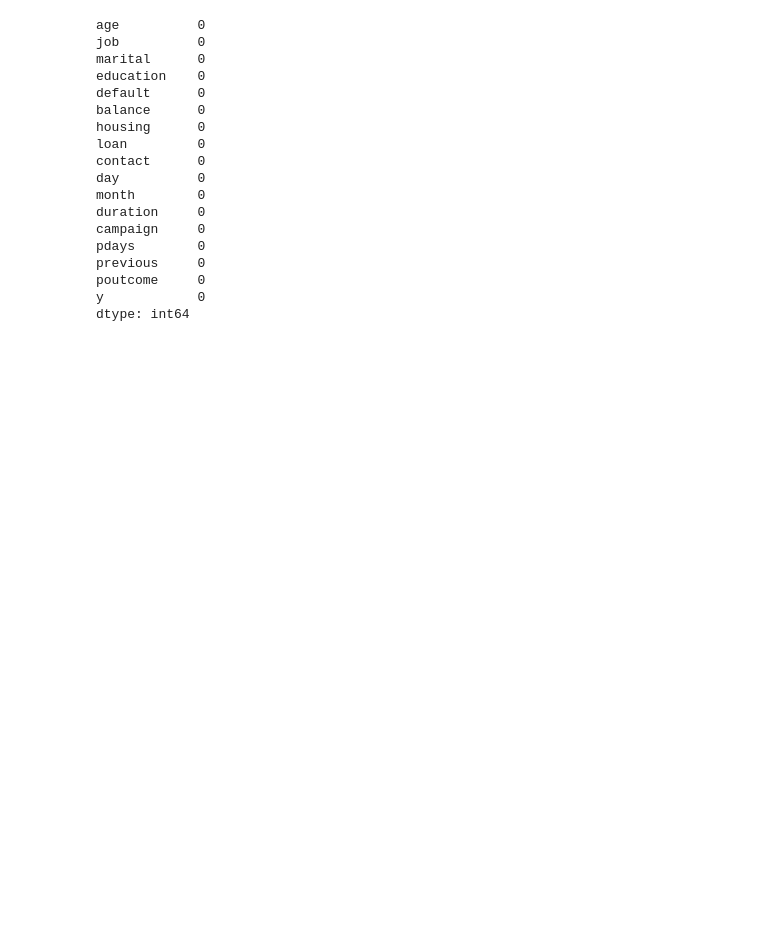
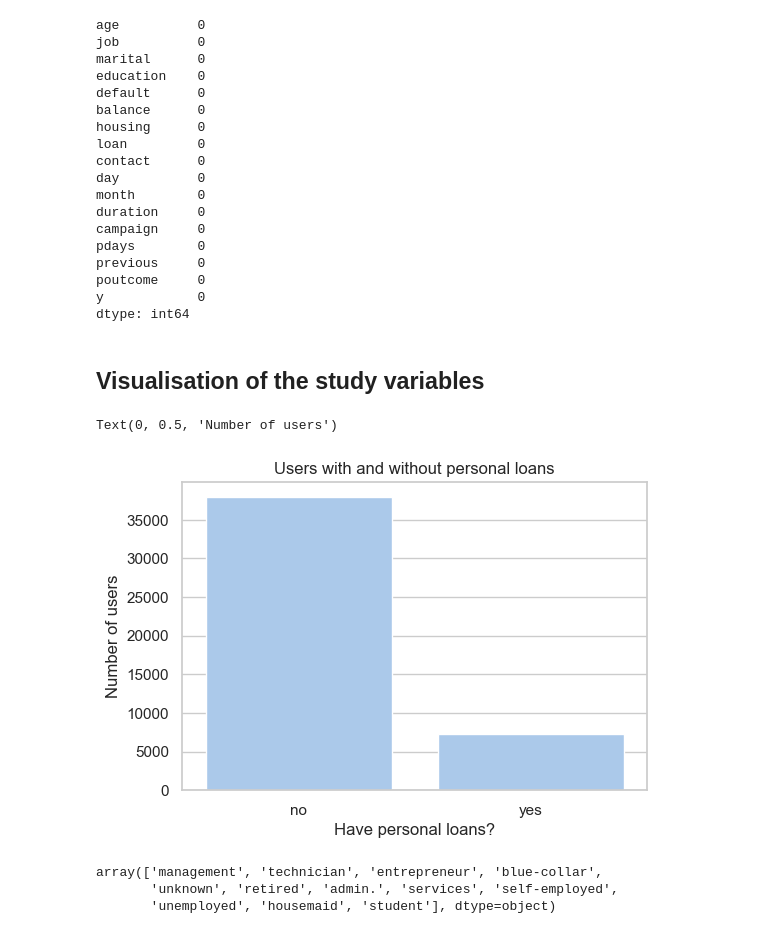
Before and after one commit to Ogomez07/Proyecto-Abril, a Jupyter notebook: proyecto.ipynb, the cells around one changed output. Drawn from its saved outputs; the diff is of its cells as text; code cells hidden in the pictures; blank space fills up the shorter version.

```diff
--- a/proyecto.ipynb
+++ b/proyecto.ipynb
@@ -62,3 +62,31 @@ previous     0
 poutcome     0
 y            0
 dtype: int64
+# %% [markdown]
+## Visualisation of the study variables
+# %%
+# Setting the chart style for loan values
+sns.set_theme(style='whitegrid', palette= 'pastel')
+
+# Count values of loan
+loan_counts = df['loan'].value_counts()
+
+# Create the graph
+plt.figure(figsize=(6,4))
+sns.barplot(x=loan_counts.index, y= loan_counts.values)
+
+# Titles and labels
+
+plt.title('Users with and without personal loans')
+plt.xlabel('Have personal loans?')
+plt.ylabel('Number of users')
+# %% [output]
+Text(0, 0.5, 'Number of users')
+[figure, added]
+# %%
+# types of job
+df['job'].unique()
+# %% [output]
+array(['management', 'technician', 'entrepreneur', 'blue-collar',
+       'unknown', 'retired', 'admin.', 'services', 'self-employed',
+       'unemployed', 'housemaid', 'student'], dtype=object)
```
Also changed, not shown: parts of 8 cells of this notebook.
